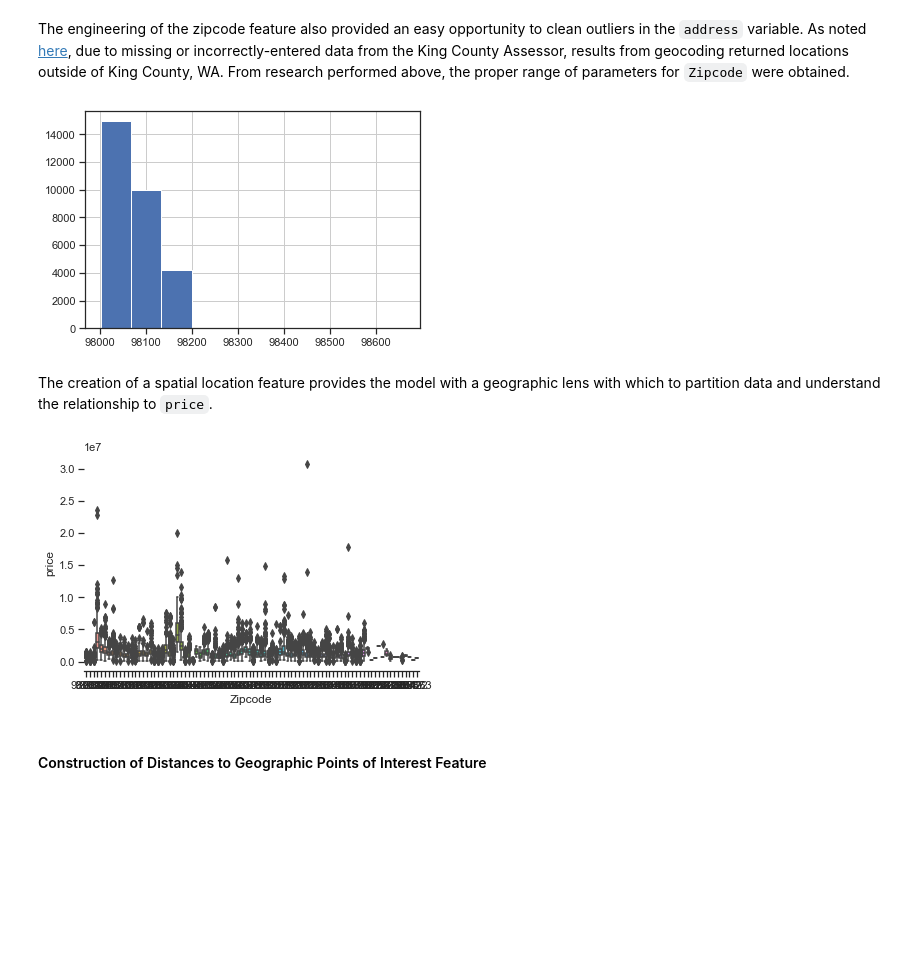
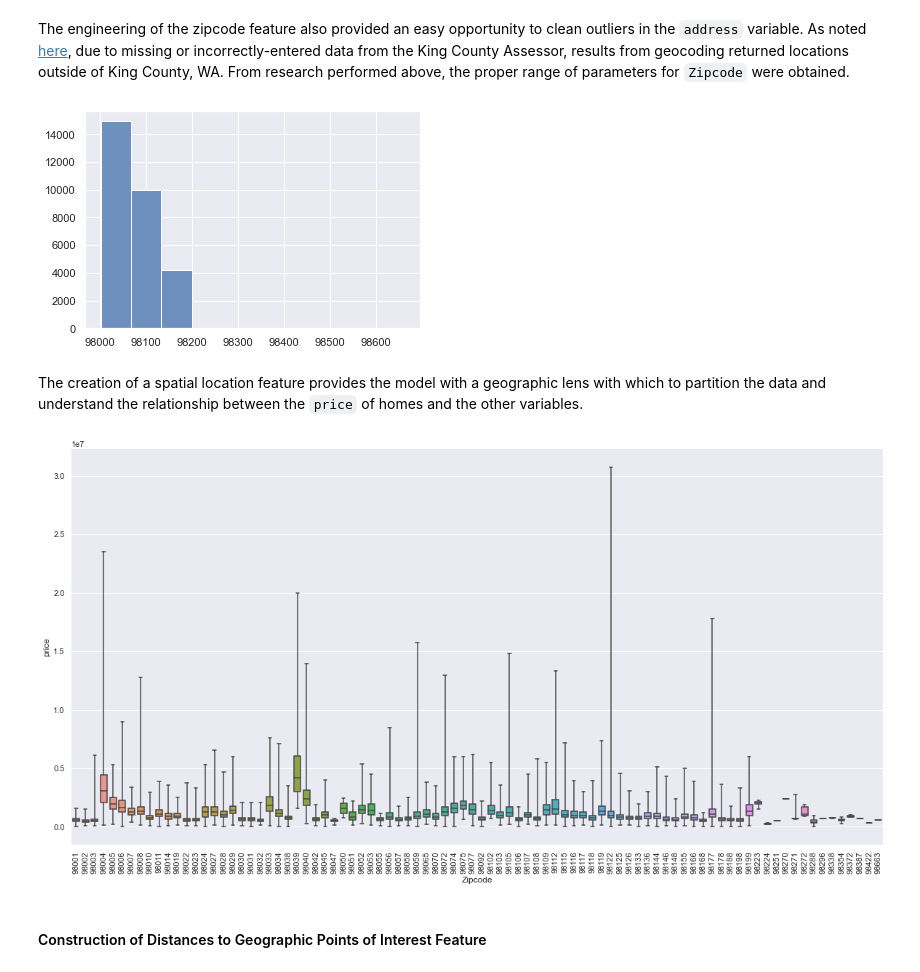
Before and after one commit to newcojon/Capstone, a Jupyter notebook: Final.ipynb, the cells around one changed output. Cells and saved outputs as stored; diff of their text form; code cells hidden in the pictures; blank space fills up the shorter version.

Commit message:
revised visuals and recommendations

```diff
--- a/Final.ipynb
+++ b/Final.ipynb
@@ -102,6 +102,7 @@ import numpy as np
 import pandas as pd
 from matplotlib import pyplot as plt
 import seaborn as sns
+sns.set_style("darkgrid")
 import statsmodels.api as sm
 from sklearn.preprocessing import OneHotEncoder, StandardScaler
 from sklearn.datasets import make_regression
@@ -311,17 +312,19 @@ The engineering of the zipcode feature also provided an easy opportunity to clea
 # %%
 df['Zipcode'].hist();
 # %% [output]
-[figure, old version]
+[figure, new version]
 # %% [markdown]
-The creation of a spatial location feature provides the model with a geographic lens with which to partition data and understand the relationship to `price`.
+The creation of a spatial location feature provides the model with a geographic lens with which to partition the data and understand the relationship between the `price` of homes and the other variables.
 # %%
-sns.set_style("whitegrid")
-sns.set_theme(style="ticks", palette="deep")
-sns.boxplot(x="Zipcode", y="price",
-            data=df)
+fig, ax = plt.subplots(figsize=(20,10))
+sns.set_theme(style="ticks", palette="vlag")
+box = sns.boxplot(x="Zipcode", y="price",
+            data=df, width=.7, whis=[0, 100])
 sns.despine(left=True)
+plt.setp(box.get_xticklabels(), rotation=90)
+plt.show();
 # %% [output]
-[figure, old version]
+[figure, new version]
 # %% [markdown]
 #### Construction of Distances to Geographic Points of Interest Feature
 # %% [markdown]
```
Also changed, not shown: parts of 6 cells of this notebook.
